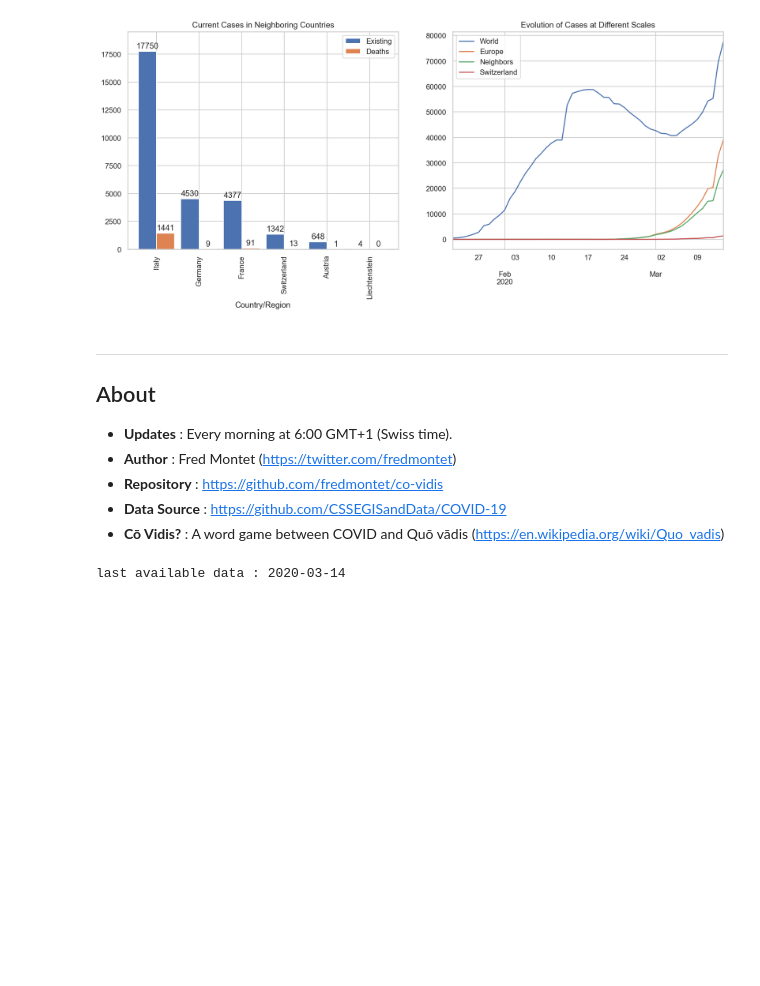
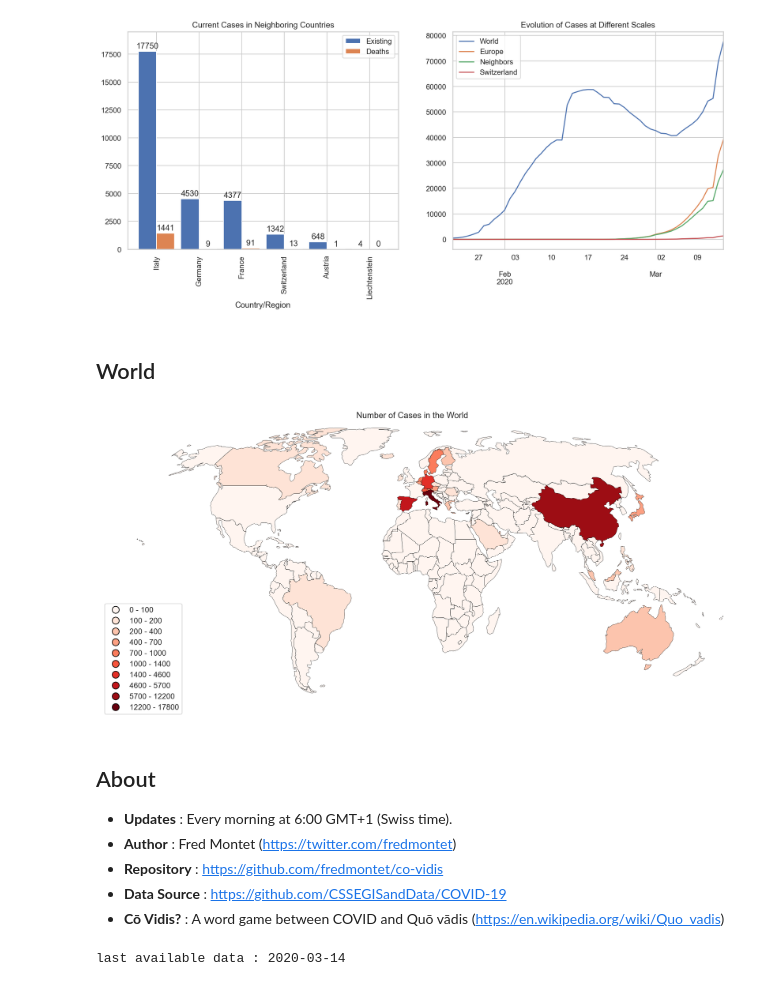
Before and after one commit to fredmontet/co-vidis, a Jupyter notebook: notebooks/co-vidis.ipynb, the cells around one changed output. Drawn from its saved outputs; the diff is of its cells as text; code cells hidden in the pictures; blank space fills up the shorter version.

```diff
--- a/notebooks/co-vidis.ipynb
+++ b/notebooks/co-vidis.ipynb
@@ -33,6 +46,7 @@ def is_it_spreading(df):
 ## Data Loading
 # %%
 data = "../data/raw/COVID-19-master/csse_covid_19_data/csse_covid_19_time_series/"
+countries = "../data/raw/countries.csv"
 # %%
 confirmed = f"{data}time_series_19-covid-Confirmed.csv"
 deaths = f"{data}time_series_19-covid-Deaths.csv"
@@ -41,12 +55,16 @@ recovered = f"{data}time_series_19-covid-Recovered.csv"
 df_confirmed = pd.read_csv(confirmed)
 df_deaths = pd.read_csv(deaths)
 df_recovered = pd.read_csv(recovered)
+df_countries = pd.read_csv(countries)
 # %%
 df = {
     "confirmed": df_confirmed,
     "deaths": df_deaths,
     "recovered": df_recovered
 }
+
+df_country_codes = df_countries[["name", "alpha-3"]]
+df_country_codes = df_country_codes.rename(columns={"name": 'Country/Region'})
 # %% [markdown]
 ## Compute a Index by Country
 # %%
@@ -146,9 +162,47 @@ dfe[CH].sum(axis=1).plot(ax=ax2)
 ax2.legend(["World", "Europe", "Neighbors", "Switzerland"]);
 # %% [output]
 [figure]
+# %% [markdown]
+## World
+# %%
+# Get existing cases data and preprocess it
+last_existing = by_country["existing"].tail(1).T
+last_existing = last_existing.reset_index()
+last_existing = last_existing.rename(columns={last_existing.columns[1] : "Cases"})
+last_existing = pd.merge(last_existing, df_country_codes, on='Country/Region', how="outer")
+last_existing = last_existing.rename(columns={'Country/Region' : "name"})
+
+# Load the map and simplify it
+gdf = gpd.read_file(gpd.datasets.get_path('naturalearth_lowres'))
+gdf = gdf[(gdf.name != "Antarctica") & (gdf.name != "Fr. S. Antarctic Lands")]
+gdf = gdf.to_crs("EPSG:4326")
+
+# Add Cases data to the GeoDataFrame
+last_existing = last_existing.rename(columns={"alpha-3":"iso_a3"})
+gdfc = gdf.merge(last_existing, on="iso_a3", how="left")
+gdfc["Cases"].fillna(value=0, inplace=True)
+
+# Make the scale divisions
+s_1 = mc.FisherJenks(gdfc['Cases'], k=10)
+bins = list(map(round_up, s_1.bins))
+scheme = mc.UserDefined(gdfc['Cases'], bins=bins)
+# %%
+gplt.choropleth(gdfc,
+                scheme=scheme,
+                projection=gplt.crs.Robinson(),
+                hue='Cases',
+                cmap="Reds",
+                legend=True,
+                figsize=(16,10),
+                edgecolor="black",
+                linewidth=0.3,
+                legend_kwargs={'loc': 'lower left'}
+);
+
+plt.title("Number of Cases in the World");
+# %% [output]
+[figure, added]
 # %% [markdown]
----
-
 ## About
 
 - **Updates** : Every morning at 6:00 GMT+1 (Swiss time).
```
Also changed, not shown: parts of 6 cells of this notebook, 3 other files.
